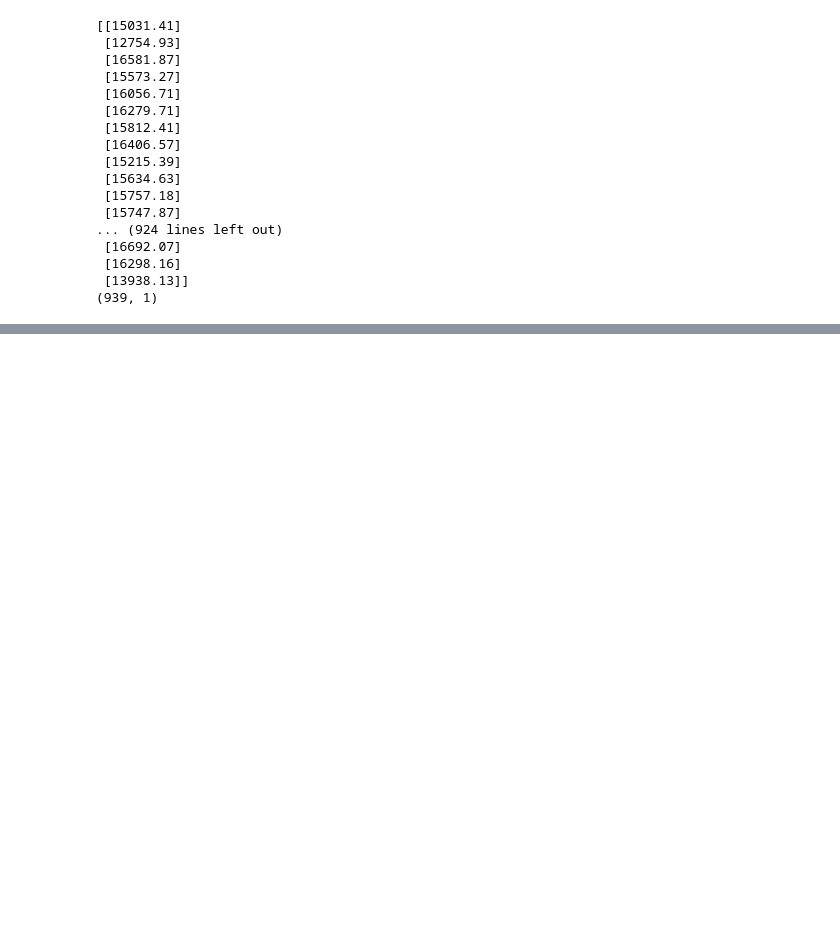
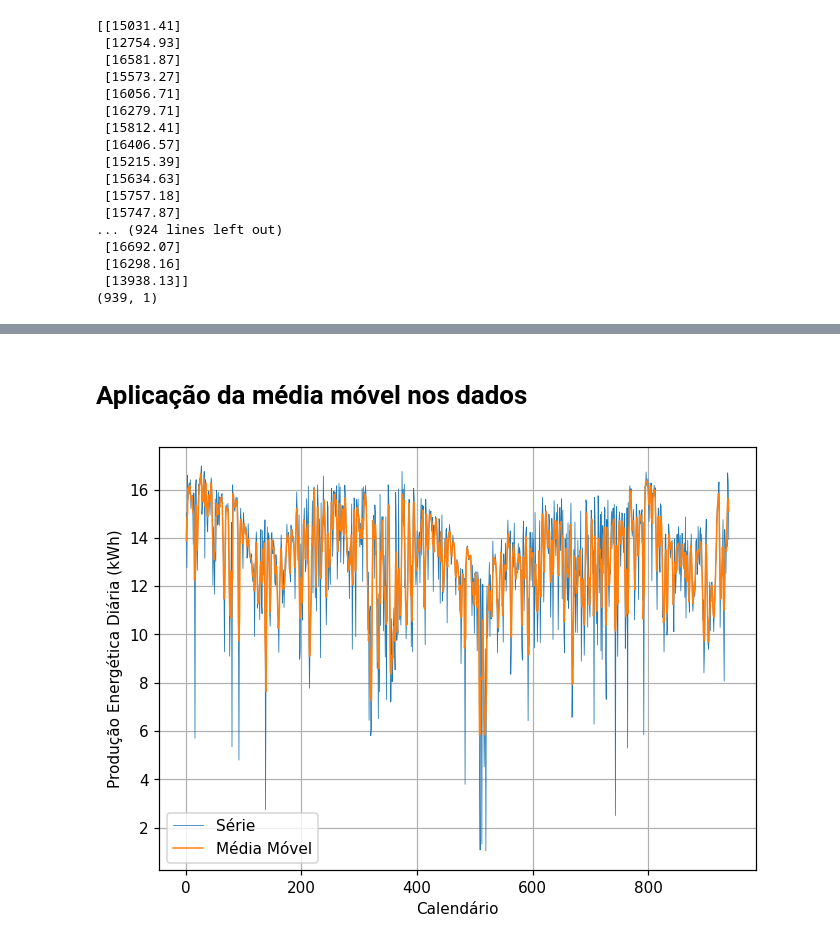
Before and after one commit to victorgmsds/IA_atv2, a Jupyter notebook: atv2.ipynb, the cells around one changed output, grey strips where cells are left out. Saved outputs shown, nothing was run; the diff lists cells and outputs as text; code cells hidden in the pictures; blank space fills up the shorter version.

```diff
--- a/atv2.ipynb
+++ b/atv2.ipynb
@@ -60,0 +62,14 @@ plt.grid()
+# %% [markdown]
+# Aplicação da média móvel nos dados
+# %%
+ymm = pd.Series(y).rolling(window=3, center=True, min_periods=1).mean().to_numpy()
+#ymm = np.convolve(y, np.ones(3)/3, mode='same')
+plt.figure(figsize=(7,5), dpi=110)
+plt.plot(x, y, linewidth=0.5)
+plt.plot(x, ymm, linewidth=1.0)
+plt.xlabel("Calendário")
+plt.ylabel("Produção Energética Diária (kWh)")
+plt.legend(["Série", "Média Móvel"])
+plt.grid()
+# %% [output]
+[figure, added]
```
Also changed, not shown: parts of 3 cells of this notebook.
